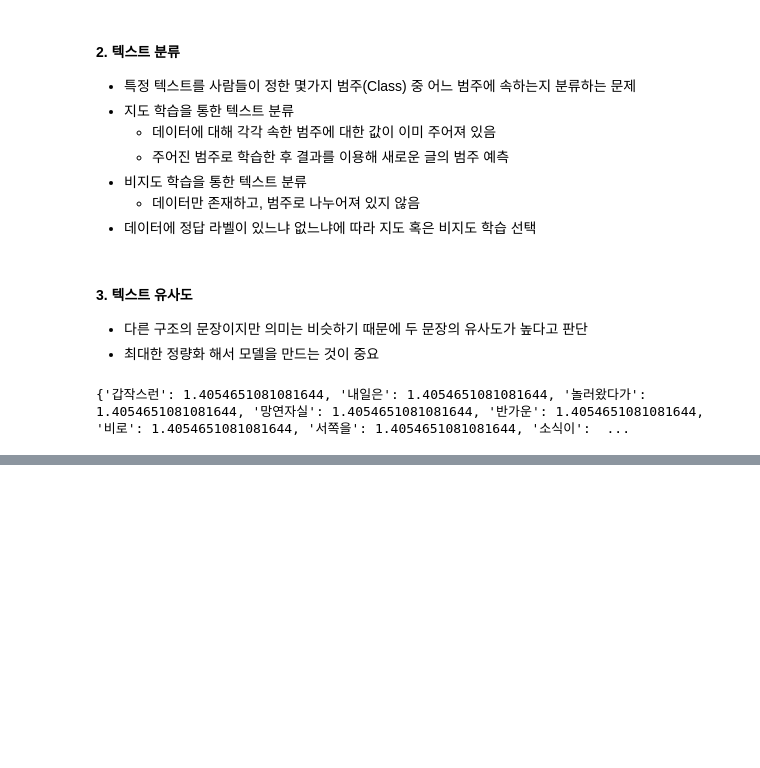
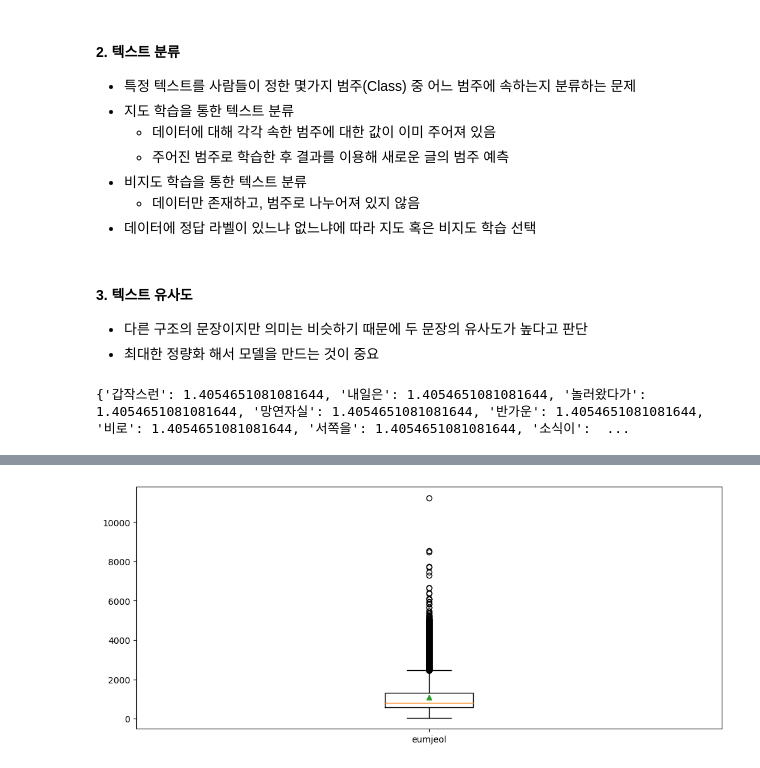
Before and after one commit to 4ix/ai_class_nlp, a Jupyter notebook: chap3.ipynb, the cells around one changed output, grey strips where cells are left out. Cells and saved outputs as stored; diff of their text form; code cells hidden in the pictures; blank space fills up the shorter version.

```diff
--- a/chap3.ipynb
+++ b/chap3.ipynb
@@ -35,0 +188,6 @@ print(dict(zip(tfidf_vectorizer.get_feature_names_out(), idf)))
+# %%
+plt.figure(figsize=(12, 5))
+plt.boxplot([review_len_by_eumjeol], labels=['eumjeol'], showmeans=True) # 문장의 알파벳 개수
+plt.show()
+# %% [output]
+[figure, added]
```
Also changed, not shown: parts of 26 cells of this notebook.
